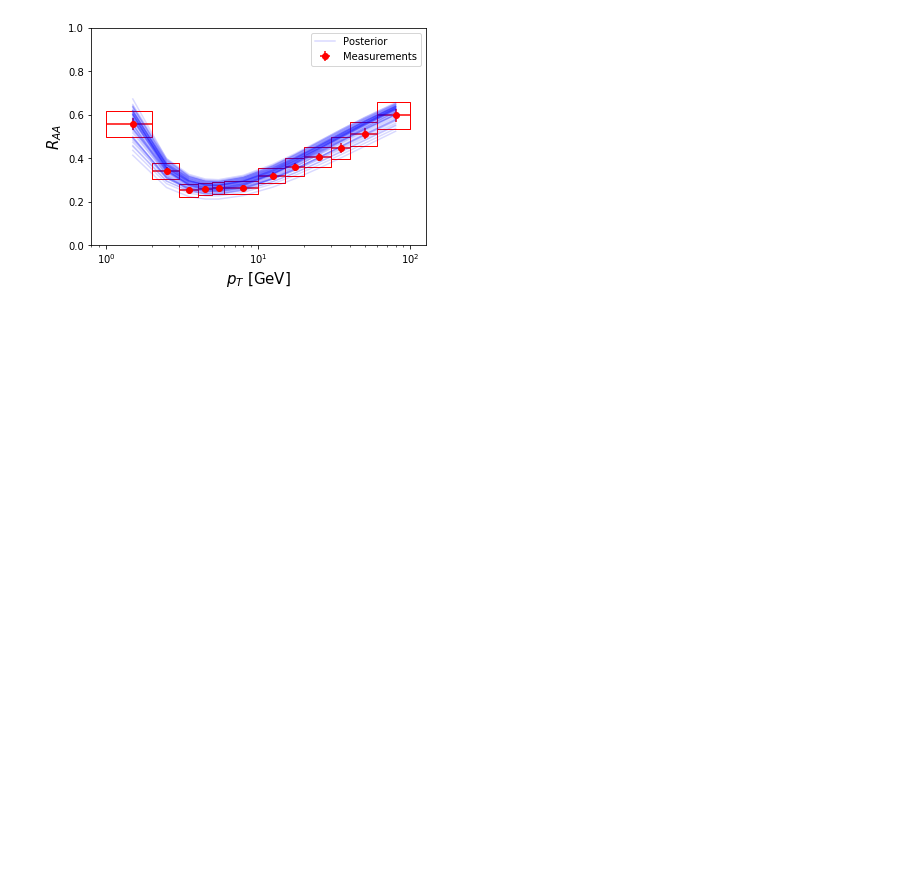
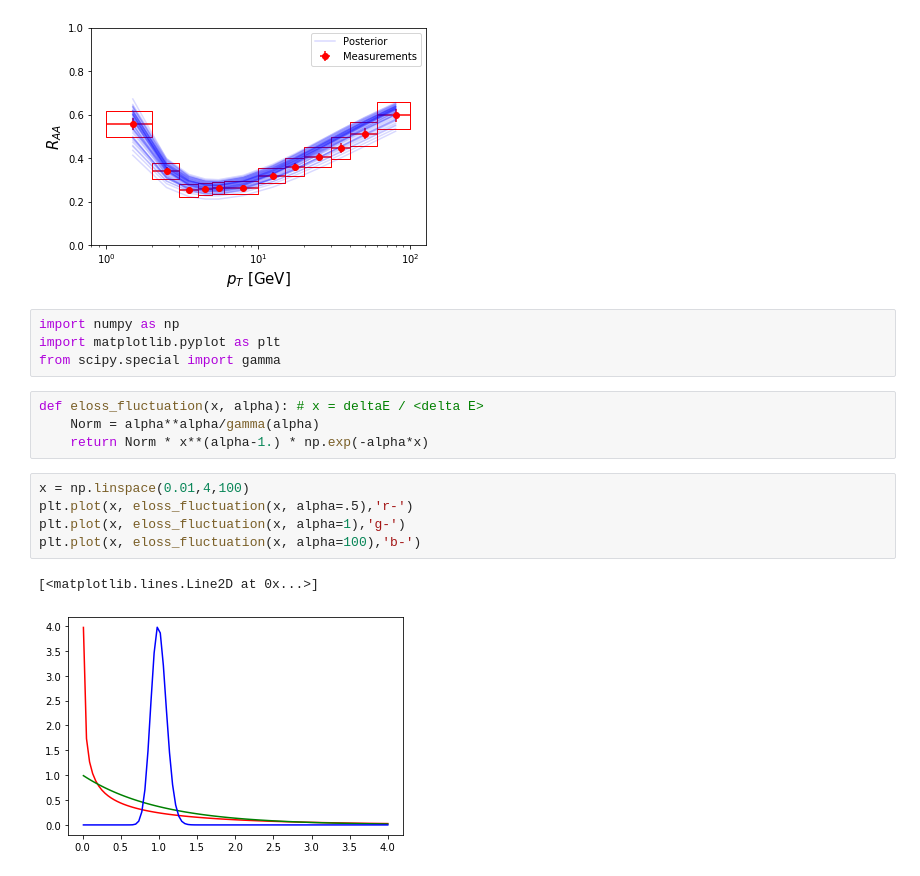
Before and after one commit to keweiyao/BayesExample, a Jupyter notebook: example.ipynb, the cells around one changed output. Drawn from its saved outputs; the diff is of its cells as text; blank space fills up the shorter version.

```diff
--- a/example.ipynb
+++ b/example.ipynb
@@ -1329,3 +1329,19 @@ plt.legend()
 pass
 # %% [output]
 [figure]
+# %%
+import numpy as np
+import matplotlib.pyplot as plt
+from scipy.special import gamma
+# %%
+def eloss_fluctuation(x, alpha): # x = deltaE / <delta E>
+    Norm = alpha**alpha/gamma(alpha)
+    return Norm * x**(alpha-1.) * np.exp(-alpha*x)
+# %%
+x = np.linspace(0.01,4,100)
+plt.plot(x, eloss_fluctuation(x, alpha=.5),'r-')
+plt.plot(x, eloss_fluctuation(x, alpha=1),'g-')
+plt.plot(x, eloss_fluctuation(x, alpha=100),'b-')
+# %% [output]
+[<matplotlib.lines.Line2D at 0x...>]
+[figure, added]
```
